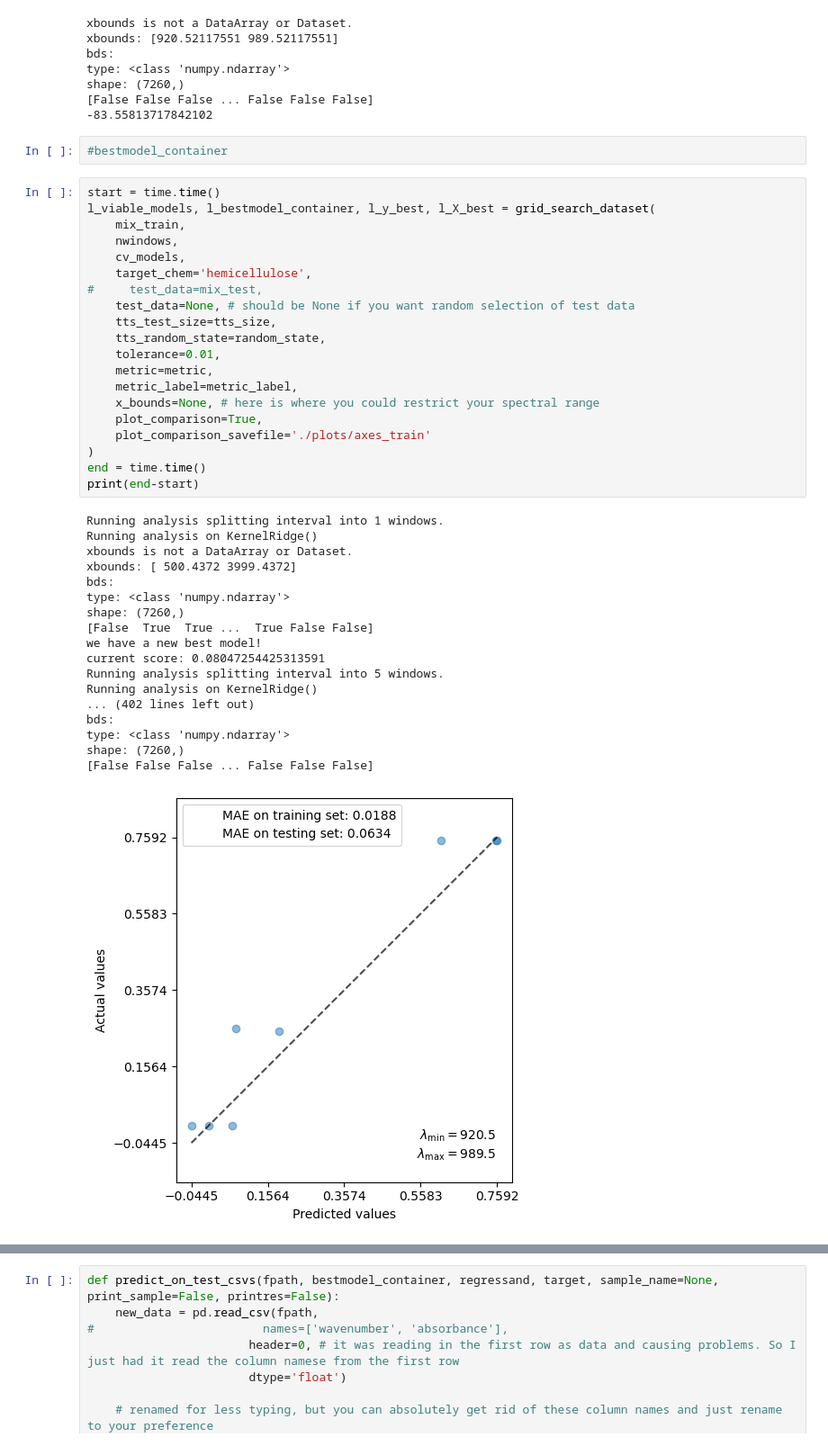
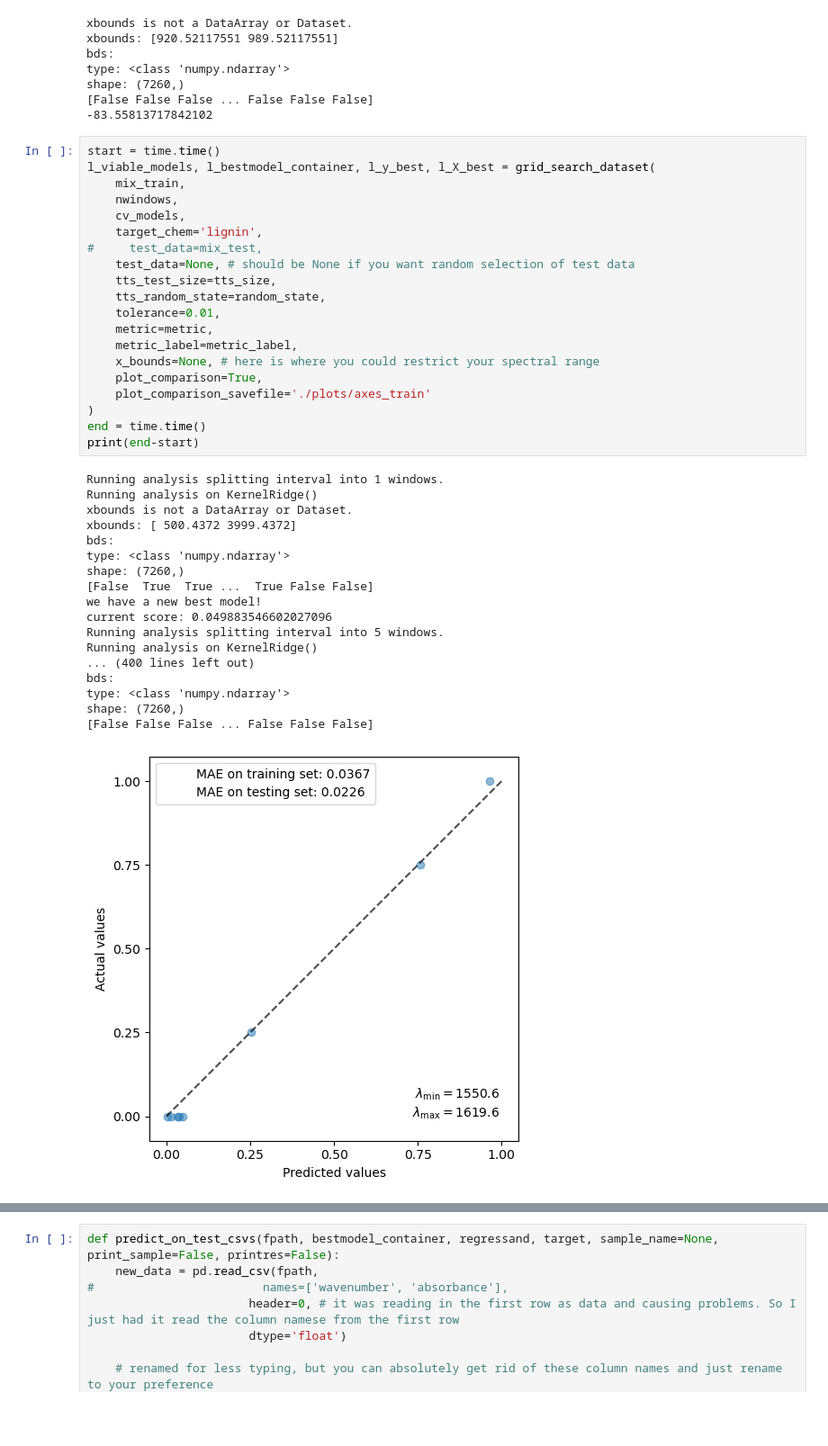
Before and after one commit to iblg/mixture_composition_regression, a Jupyter notebook: mixture_composition_regression/examples/cellulose_example/02_regression_second_try.ipynb, the cells around one changed output, grey strips where cells are left out. Shown at 90% size. Drawn from its saved outputs; the diff is of its cells as text; blank space fills up the shorter version.

```diff
--- a/mixture_composition_regression/examples/cellulose_example/02_regression_second_try.ipynb
+++ b/mixture_composition_regression/examples/cellulose_example/02_regression_second_try.ipynb
@@ -280,45 +285,43 @@ type: <class 'numpy.ndarray'>
 shape: (7260,)
 [False False False ... False False False]
 -83.55813717842102
-# %%
-#bestmodel_container
 # %%
 start = time.time()
 l_viable_models, l_bestmodel_container, l_y_best, l_X_best = grid_search_dataset(
     mix_train,
     nwindows,
     cv_models,
-    target_chem='hemicellulose',
+    target_chem='lignin',
 #     test_data=mix_test,
     test_data=None, # should be None if you want random selection of test data
     tts_test_size=tts_size,
     tts_random_state=random_state,
     tolerance=0.01,
     metric=metric,
     metric_label=metric_label,
     x_bounds=None, # here is where you could restrict your spectral range
     plot_comparison=True,
     plot_comparison_savefile='./plots/axes_train'
 )
 end = time.time()
 print(end-start)
 # %% [output]
 Running analysis splitting interval into 1 windows.
 Running analysis on KernelRidge()
 xbounds is not a DataArray or Dataset.
 xbounds: [ 500.4372 3999.4372]
 bds:
 type: <class 'numpy.ndarray'>
 shape: (7260,)
 [False  True  True ...  True False False]
 we have a new best model!
-current score: 0.08047254425313591
+current score: 0.049883546602027096
 Running analysis splitting interval into 5 windows.
 Running analysis on KernelRidge()
-... (402 lines left out)
+... (400 lines left out)
 bds:
 type: <class 'numpy.ndarray'>
 shape: (7260,)
 [False False False ... False False False]
-[figure, old version]
+[figure, new version]
 xbounds is not a DataArray or Dataset.
```
Also changed, not shown: parts of 14 cells of this notebook, 7 other files.
